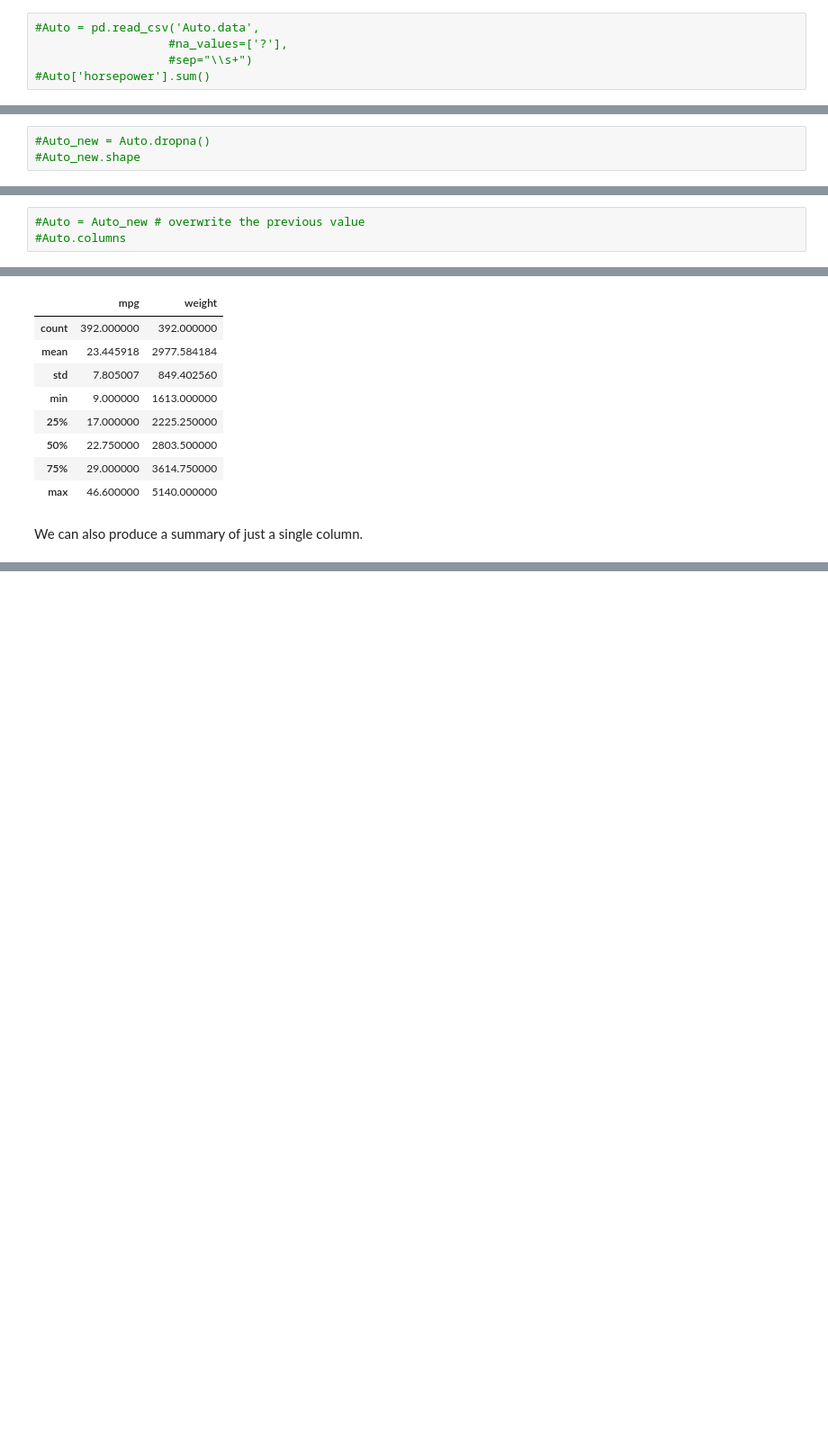
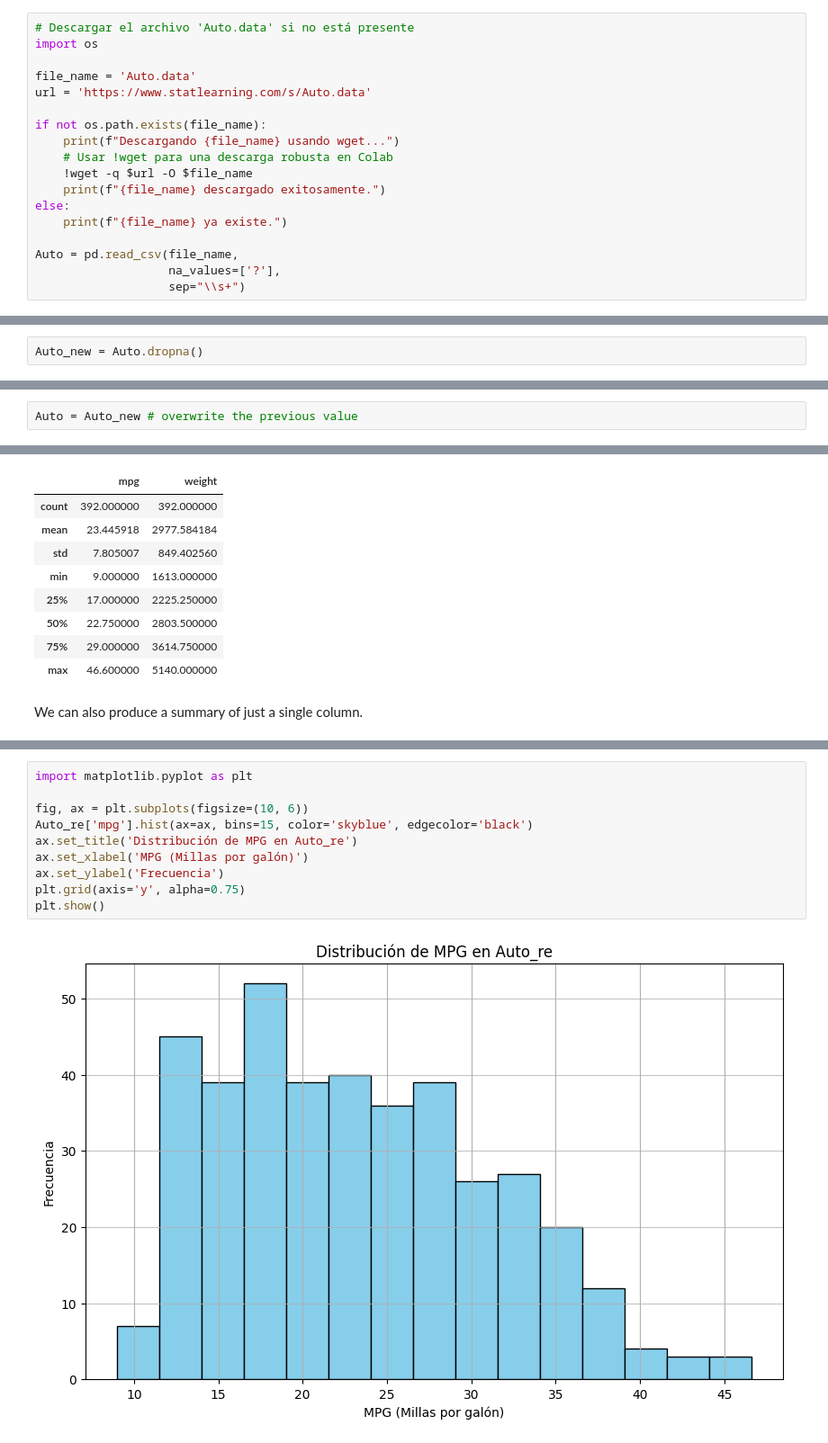
Before and after one commit to AnahiMontoya/ISLP_labs, a Jupyter notebook: Ch02-statlearn-lab.ipynb, the cells around one changed output, grey strips where cells are left out. Shown at 90% size. Saved outputs shown, nothing was run; the diff lists cells and outputs as text; blank space fills up the shorter version.

```diff
--- a/Ch02-statlearn-lab.ipynb
+++ b/Ch02-statlearn-lab.ipynb
@@ -926,7 +880,20 @@ To fix the problem, we must provide `pd.read_csv()` with an argument called `na_
 Now,  each instance of  `?` in the file is replaced with the
 value `np.nan`, which means *not a number*:
 # %%
-#Auto = pd.read_csv('Auto.data',
-                   #na_values=['?'],
-                   #sep="\\s+")
-#Auto['horsepower'].sum()
+# Descargar el archivo 'Auto.data' si no está presente
+import os
+
+file_name = 'Auto.data'
+url = 'https://www.statlearning.com/s/Auto.data'
+
+if not os.path.exists(file_name):
+    print(f"Descargando {file_name} usando wget...")
+    # Usar !wget para una descarga robusta en Colab
+    !wget -q $url -O $file_name
+    print(f"{file_name} descargado exitosamente.")
+else:
+    print(f"{file_name} ya existe.")
+
+Auto = pd.read_csv(file_name,
+                   na_values=['?'],
+                   sep="\\s+")
@@ -941,15 +915,13 @@ various ways to deal with  missing data.
 In this case, since only five of the rows contain missing
 observations,  we choose to use the `Auto.dropna()` method to simply remove these rows.
 # %%
-#Auto_new = Auto.dropna()
-#Auto_new.shape
+Auto_new = Auto.dropna()
 # %% [markdown]
 ### Basics of Selecting Rows and Columns
 
 We can use `Auto.columns`  to check the variable names.
 # %%
-#Auto = Auto_new # overwrite the previous value
-#Auto.columns
+Auto = Auto_new # overwrite the previous value
 # %% [markdown]
 Accessing the rows and columns of a data frame is similar, but not identical, to accessing the rows and columns of an array.
 Recall that the first argument to the `[]` method
@@ -1437,0 +1294,12 @@ Name: mpg, dtype: float64
+# %%
+import matplotlib.pyplot as plt
+
+fig, ax = plt.subplots(figsize=(10, 6))
+Auto_re['mpg'].hist(ax=ax, bins=15, color='skyblue', edgecolor='black')
+ax.set_title('Distribución de MPG en Auto_re')
+ax.set_xlabel('MPG (Millas por galón)')
+ax.set_ylabel('Frecuencia')
+plt.grid(axis='y', alpha=0.75)
+plt.show()
+# %% [output]
+[figure, added]
```
Also changed, not shown: parts of 29 cells of this notebook.
